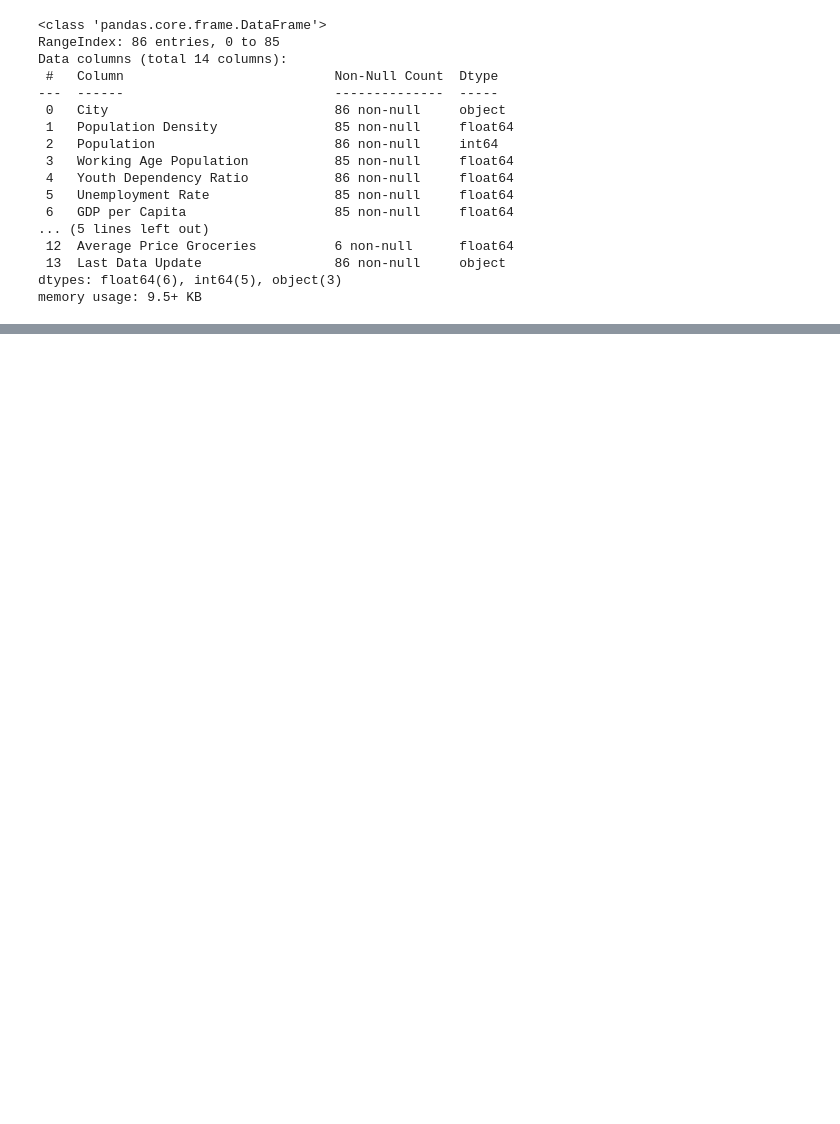
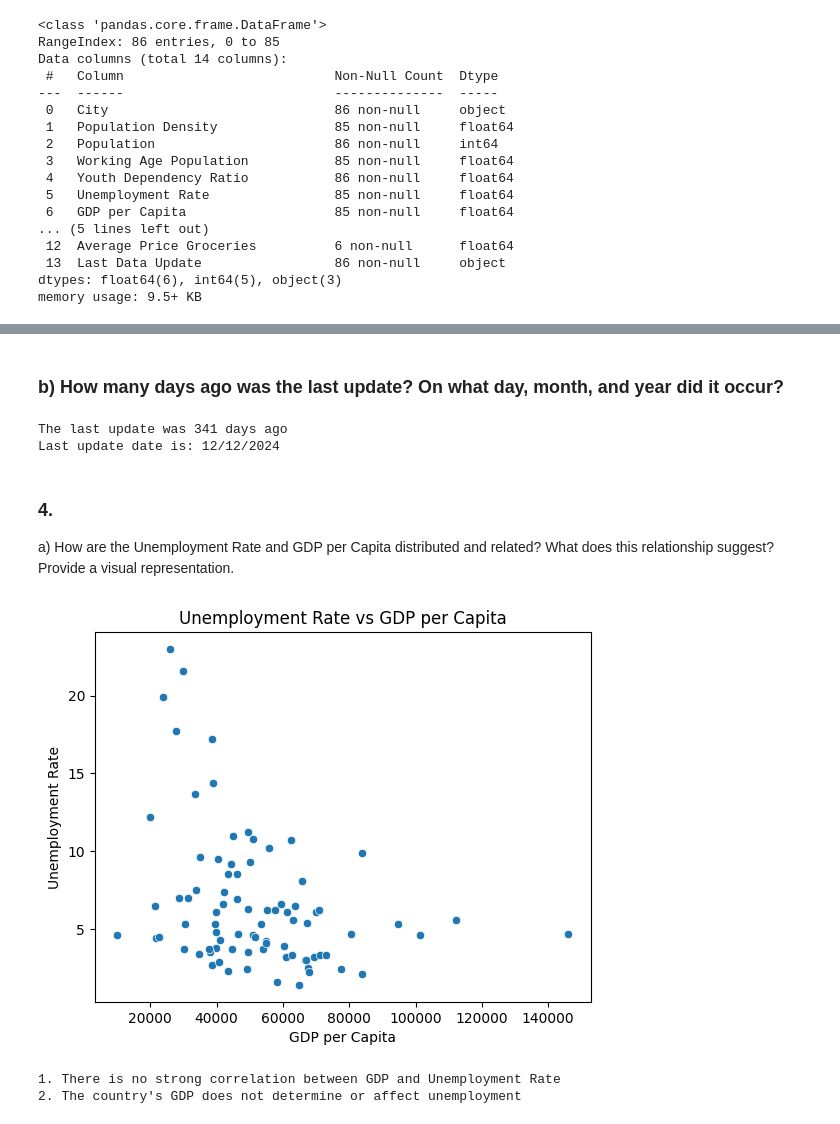
Before and after one commit to yespeciall/repo_G21, a Jupyter notebook: PDS project/Group 21 PDS project.ipynb, the cells around one changed output, grey strips where cells are left out. Drawn from its saved outputs; the diff is of its cells as text; code cells hidden in the pictures; blank space fills up the shorter version.

```diff
--- a/PDS project/Group 21 PDS project.ipynb
+++ b/PDS project/Group 21 PDS project.ipynb
@@ -156,0 +204,14 @@ Berlin. Germany
+# %%
+# Swap the single row where City='Greece' and Country='Athens'
+swap_row = city_data[
+    city_data['City_Name'].str.strip().eq('Greece') &
+    city_data['Country'].str.strip().eq('Athens')
+]
+
+if not swap_row.empty:
+    idx = swap_row.index[0]
+    city_data.at[idx, 'City_Name'] = 'Athens'
+    city_data.at[idx, 'Country'] = 'Greece'
+    print("Updated 1 row to City='Athens', Country='Greece'.")
+else:
+    print("No swapped row (City='Greece', Country='Athens') was found.")
@@ -244,0 +290,18 @@ The top 3 most spoken languages:
+# %%
+#First, we have to convert the column of [last Date Update] to datetime to be able to evaluate it:
+city_data['Last Data Update'] = pd.to_datetime(city_data['Last Data Update'])
+
+#then we set out our reference date and find the cities that need updating
+April_date = pd.Timestamp('2023-04-01')
+
+cities_needing_update = city_data.loc[
+    city_data['Last Data Update'] < April_date,
+    'City_Name'
+]
+
+if cities_needing_update.empty:
+    print("No cities need an update.")
+else:
+    print("The cities that need an update are:")
+    for city in cities_needing_update:
+        print(city)
@@ -244,0 +316,43 @@ The top 3 most spoken languages:
+# %% [markdown]
+### b) How many days ago was the last update? On what day, month, and year did it occur?
+# %%
+# Now we have to find the last update in the dataset, and see how many days ago it was. Along with the day, month, and year of the last update.
+last_update = city_data['Last Data Update'].iloc[0]
+for i in range(1, len(city_data)):
+    if city_data['Last Data Update'].iloc[i] > last_update:
+        last_update = city_data['Last Data Update'].iloc[i]
+
+#After finding the last update, we calculate how many days ago it was
+today = pd.Timestamp.now()
+days_ago = (today - last_update).days
+
+#then we find the day,month,and year of the last update
+last_day = last_update.day
+last_month = last_update.month
+last_year = last_update.year
+
+print(f"The last update was {days_ago} days ago")
+print(f"Last update date is: {last_day}/{last_month}/{last_year}")
+# %% [output]
+The last update was 341 days ago
+Last update date is: 12/12/2024
+# %% [markdown]
+### 4.
+a) How are the Unemployment Rate and GDP per Capita distributed and related? What does this relationship suggest?
+Provide a visual representation.
+# %%
+#We want to study the relationship between the Unemployment Rate and GDP per Capita in the dataset, so we decided to do a scatterplot:
+sns.scatterplot(x=city_data['GDP per Capita'], y=city_data['Unemployment Rate'])
+plt.xlabel('GDP per Capita')
+plt.ylabel('Unemployment Rate')
+plt.title('Unemployment Rate vs GDP per Capita')
+plt.show()
+# %% [output]
+[figure, added]
+# %%
+#Given the scatterplot we analyzed, there is no clear pattern between the GDP and unemployment so they are not strongly related
+print("1. There is no strong correlation between GDP and Unemployment Rate\n"
+"2. The country's GDP does not determine or affect unemployment")
+# %% [output]
+1. There is no strong correlation between GDP and Unemployment Rate
+2. The country's GDP does not determine or affect unemployment
```
Also changed, not shown: parts of 61 cells of this notebook.
